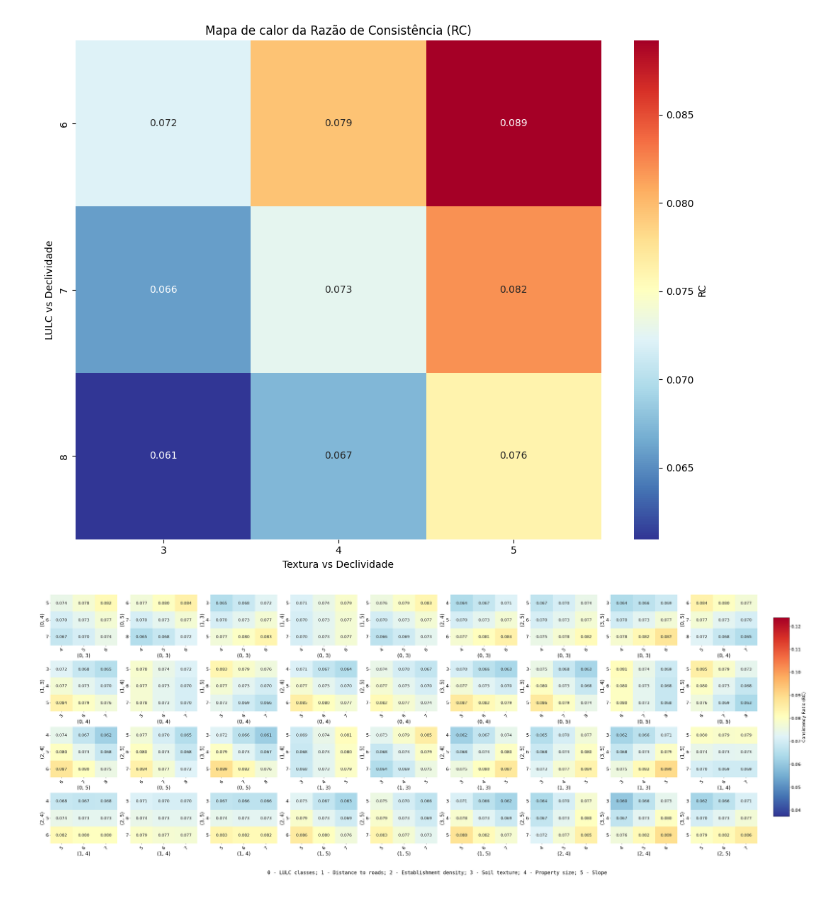
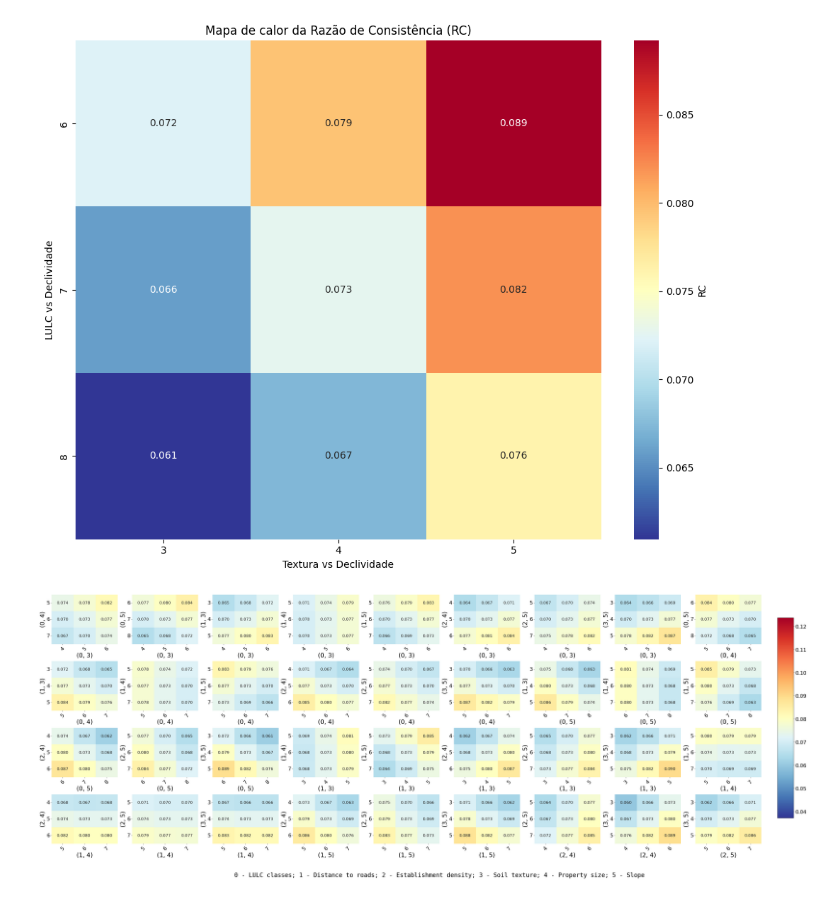
Before and after one commit to ctotti/INPE_Disciplinas, a Jupyter notebook: Masters_Thesis/AHP/Matriz_Comparacao_Pareada.ipynb, the cells around one changed output. Saved outputs shown, nothing was run; the diff lists cells and outputs as text; code cells hidden in the pictures.

```diff
--- a/Masters_Thesis/AHP/Matriz_Comparacao_Pareada.ipynb
+++ b/Masters_Thesis/AHP/Matriz_Comparacao_Pareada.ipynb
@@ -329,37 +329,41 @@ for ax, (nome_x, nome_y, pivot) in zip(axes, heatmaps):
         fmt=".3f",                # ✅ Três casas decimais
         annot_kws={"size": 16},   # ✅ Tamanho da fonte nos valores
         cbar=False                # ✅ Desativa a barra de cor
 )
 
 
     ax.set_xticklabels([str(label) for label in pivot.columns], rotation=45)
     ax.set_yticklabels([str(label) for label in pivot.index], rotation=0)
-    ax.set_xlabel(nome_x, fontsize=20)
-    ax.set_ylabel(nome_y, fontsize=20)
-    ax.tick_params(axis='both', labelsize=18)
+    ax.set_xlabel(nome_x, fontsize=24)
+    ax.set_ylabel(nome_y, fontsize=24)
+    ax.tick_params(axis='both', labelsize=20)
 
 for ax in axes[n:]:
     ax.axis('off')
 
 # Ajustes de layout e colorbar global
 plt.tight_layout(rect=[0, 0, 0.9, 0.94])
 plt.subplots_adjust(right=0.9)
 
 # Adiciona colorbar unificada
 cbar_ax = fig.add_axes([0.92, 0.15, 0.02, 0.7])
 norm = plt.Normalize(vmin=vmin, vmax=vmax)
 sm = plt.cm.ScalarMappable(cmap="RdYlBu_r", norm=norm)
 sm.set_array([])
 cbar = fig.colorbar(sm, cax=cbar_ax)
-cbar.ax.tick_params(labelsize=18)
-cbar.set_label("Consistency Ratio (RC)", fontsize=18)
+cbar.ax.tick_params(labelsize=20)
+# cbar.set_label("Consistency Ratio (RC)", fontsize=18)
 
 # Adiciona legenda explicativa das variáveis
 legenda_texto = "0 - LULC classes; 1 - Distance to roads; 2 - Establishment density; 3 - Soil texture; 4 - Property size; 5 - Slope"
-fig.text(0.5, -0.04, legenda_texto, ha='center', va='top', fontsize=20, family='monospace')
+fig.text(0.5, -0.04, legenda_texto, ha='center', va='top', fontsize=24, family='monospace')
 
 # Título geral
 # plt.suptitle("Heatmaps of RC by Pairwise Factor Combinations", fontsize=18)
+
+# Salvar imagem no drive
+# plt.savefig("ConsistencyRatio_CR_SensibilityAnalysis.png", dpi=300, bbox_inches='tight')
+
 plt.show()
 # %% [output]
-[figure, old version]
+[figure, new version]
```
